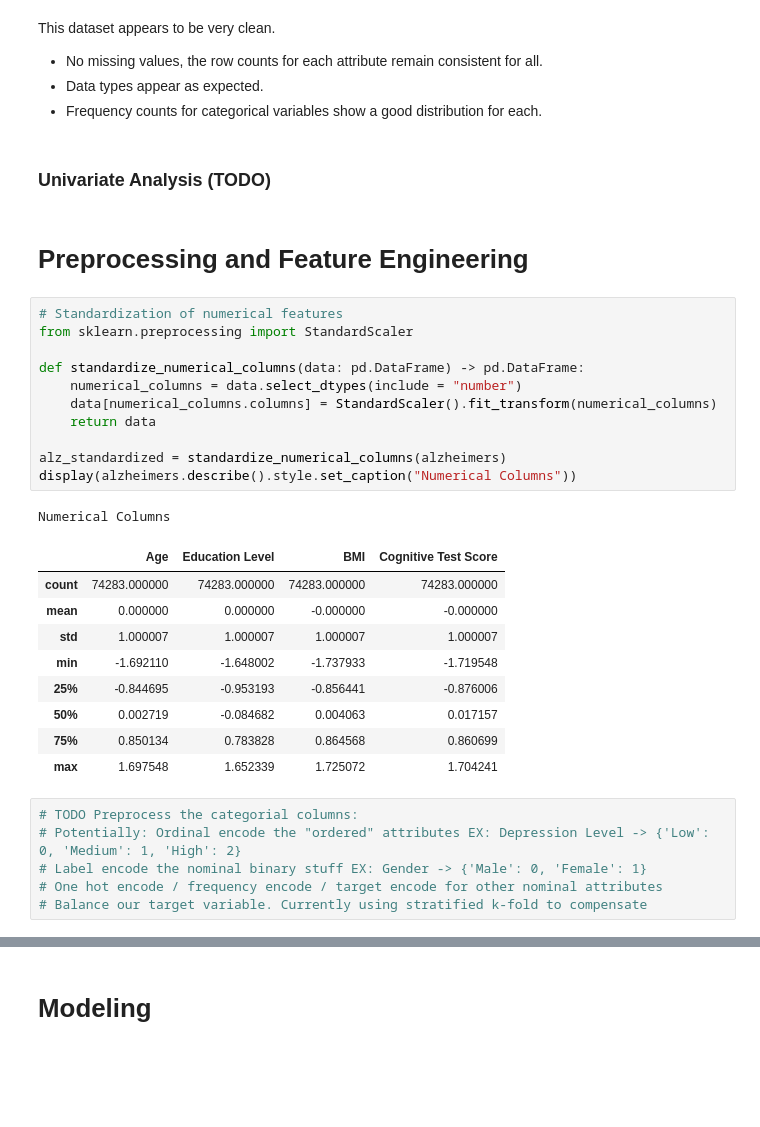
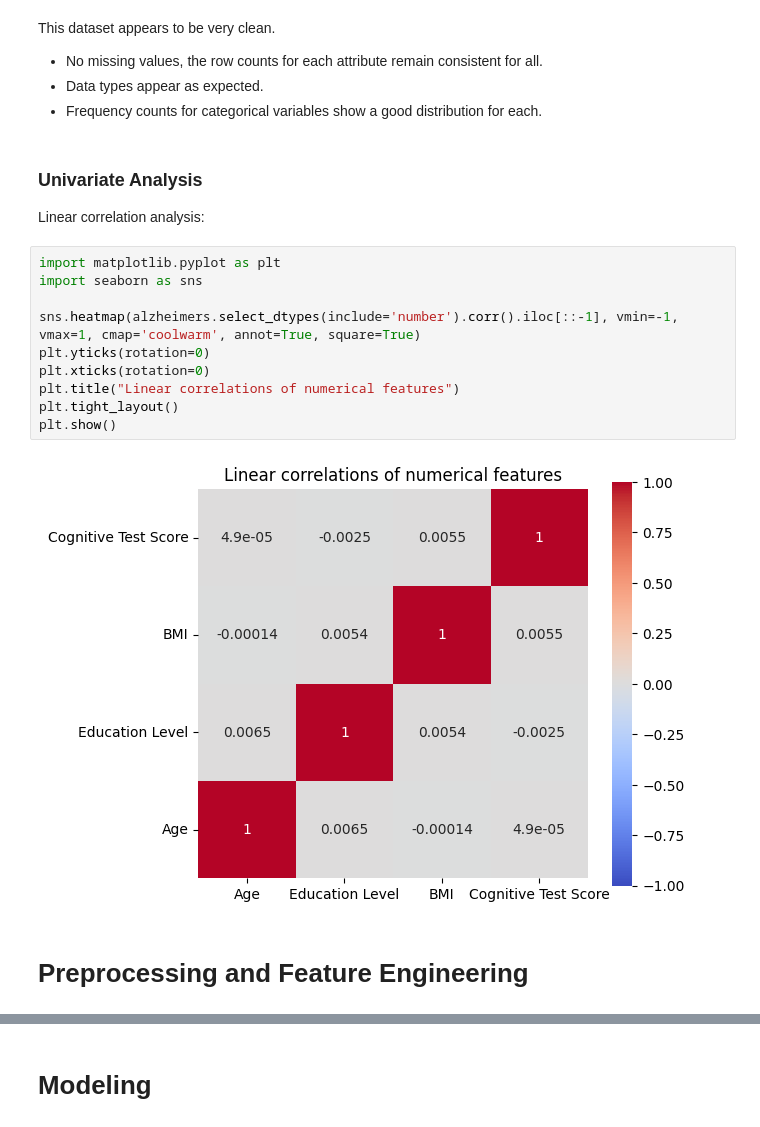
Before and after one commit to DVDMVN/STT811_ALZ_PROJ, a Jupyter notebook: exploration_notebook.ipynb, the cells around one changed output, grey strips where cells are left out. Drawn from its saved outputs; the diff is of its cells as text; blank space fills up the shorter version.

```diff
--- a/exploration_notebook.ipynb
+++ b/exploration_notebook.ipynb
@@ -53,34 +53,20 @@ This dataset appears to be very clean.
 - Data types appear as expected.
 - Frequency counts for categorical variables show a good distribution for each.
 # %% [markdown]
-### Univariate Analysis (TODO)
+### Univariate Analysis
+
+Linear correlation analysis:
+# %%
+import matplotlib.pyplot as plt
+import seaborn as sns
+
+sns.heatmap(alzheimers.select_dtypes(include='number').corr().iloc[::-1], vmin=-1, vmax=1, cmap='coolwarm', annot=True, square=True)
+plt.yticks(rotation=0)
+plt.xticks(rotation=0)
+plt.title("Linear correlations of numerical features")
+plt.tight_layout()
+plt.show()
+# %% [output]
+[figure, added]
 # %% [markdown]
 # Preprocessing and Feature Engineering
-# %%
-# Standardization of numerical features
-from sklearn.preprocessing import StandardScaler
-
-def standardize_numerical_columns(data: pd.DataFrame) -> pd.DataFrame:
-    numerical_columns = data.select_dtypes(include = "number")
-    data[numerical_columns.columns] = StandardScaler().fit_transform(numerical_columns)
-    return data
-
-alz_standardized = standardize_numerical_columns(alzheimers)
-display(alzheimers.describe().style.set_caption("Numerical Columns"))
-# %% [output]
-Numerical Columns
-|  | Age | Education Level | BMI | Cognitive Test Score |
-| count | 74283.000000 | 74283.000000 | 74283.000000 | 74283.000000 |
-| mean | 0.000000 | 0.000000 | -0.000000 | -0.000000 |
-| std | 1.000007 | 1.000007 | 1.000007 | 1.000007 |
-| min | -1.692110 | -1.648002 | -1.737933 | -1.719548 |
-| 25% | -0.844695 | -0.953193 | -0.856441 | -0.876006 |
-| 50% | 0.002719 | -0.084682 | 0.004063 | 0.017157 |
-| 75% | 0.850134 | 0.783828 | 0.864568 | 0.860699 |
-| max | 1.697548 | 1.652339 | 1.725072 | 1.704241 |
-# %%
-# TODO Preprocess the categorial columns:
-# Potentially: Ordinal encode the "ordered" attributes EX: Depression Level -> {'Low': 0, 'Medium': 1, 'High': 2}
-# Label encode the nominal binary stuff EX: Gender -> {'Male': 0, 'Female': 1}
-# One hot encode / frequency encode / target encode for other nominal attributes
-# Balance our target variable. Currently using stratified k-fold to compensate
```
Also changed, not shown: parts of 3 cells of this notebook, 1 other file.
